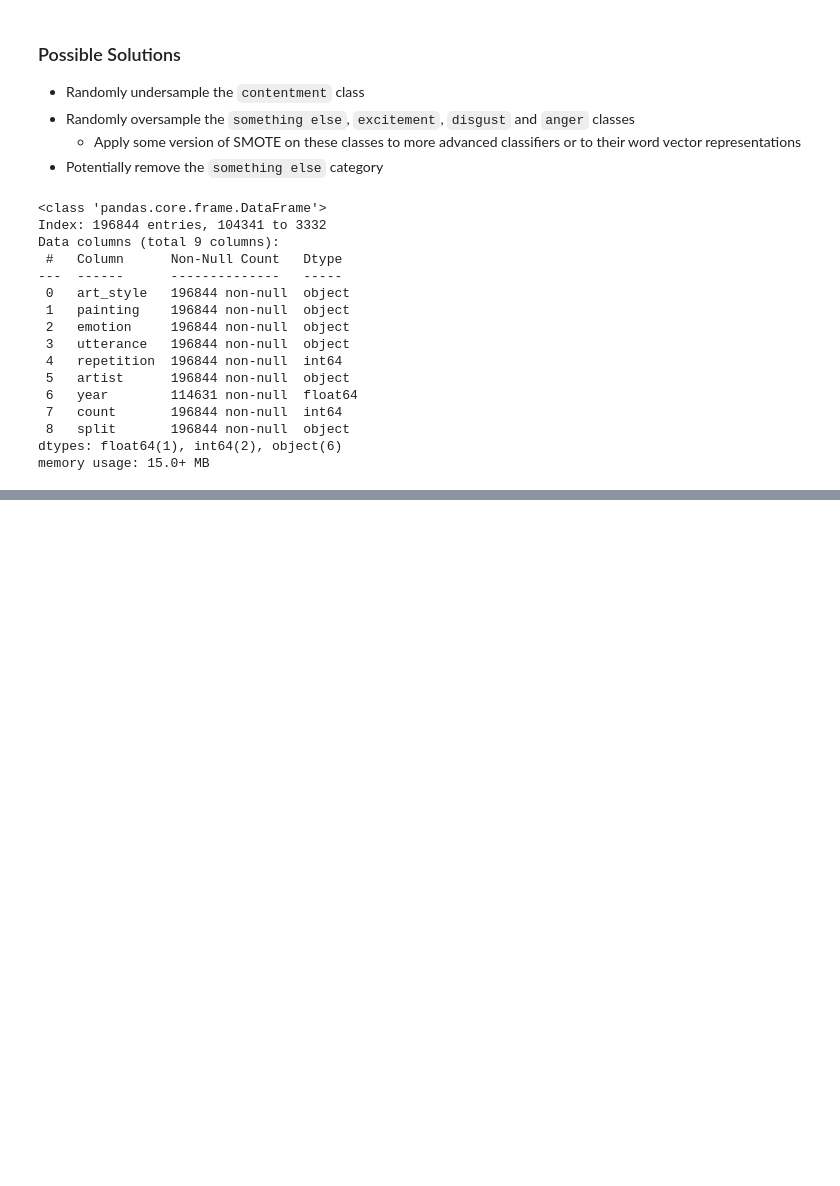
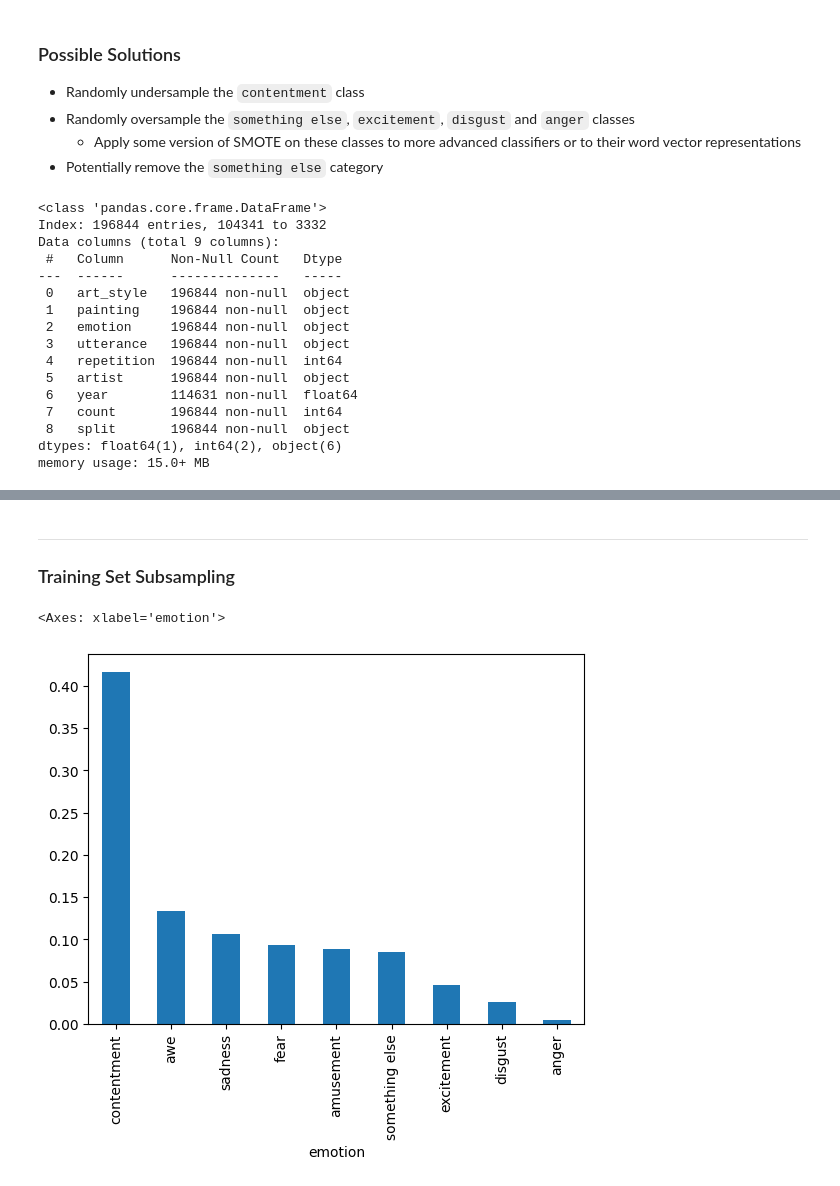
Before and after one commit to AlejandroCiuba/CS2756-Group-Project, a Jupyter notebook: Alejandro/preprocessing.ipynb, the cells around one changed output, grey strips where cells are left out. Saved outputs shown, nothing was run; the diff lists cells and outputs as text; code cells hidden in the pictures; blank space fills up the shorter version.

Commit message:
Made the small-splits.csv for training purposes

```diff
--- a/Alejandro/preprocessing.ipynb
+++ b/Alejandro/preprocessing.ipynb
@@ -194,4 +194,5 @@ Data columns (total 9 columns):
 dtypes: float64(1), int64(2), object(6)
 memory usage: 15.0+ MB
 # %%
+final_df = final_df[["painting", "artist", "art_style", "year", "utterance", "emotion", "repetition", "count", "split"]]
 final_df.to_csv("../data/splits.csv", index=False)
@@ -197,0 +203,11 @@ final_df.to_csv("../data/splits.csv", index=False)
+# %%
+size = 19_000  # Approximately this lol
+small_df = pd.DataFrame(columns=final_df.columns)
+counts = train["emotion"].value_counts(normalize=True)
+
+for emotion in final_df.emotion.unique():
+
+    rep = counts[emotion]
+    inds = final_df[final_df.emotion == emotion].sample(n=int(size * rep), random_state = SEED).index
+
+    small_df = pd.concat([small_df, final_df.iloc[inds, :]])
@@ -197,0 +247,15 @@ final_df.to_csv("../data/splits.csv", index=False)
+# %%
+train_small, test_small = train_test_split(small_df, train_size=0.7, random_state=SEED, shuffle=True)
+
+# Valid vs. Test
+valid_small, test_small = train_test_split(test_small, train_size=0.1, random_state=SEED, shuffle=True)
+
+# Sanity check
+print(len(train_small))
+print(len(test_small))
+print(len(valid_small))
+
+# Both splits have all emotions
+print(len(train_small["emotion"].unique()))
+print(len(test_small["emotion"].unique()))
+print(len(valid_small["emotion"].unique()))
@@ -197,0 +283,9 @@ final_df.to_csv("../data/splits.csv", index=False)
+# %% [markdown]
+---
+### Training Set Subsampling
+# %%
+# Distribution of emotions over the training set
+train_small["emotion"].value_counts(normalize=True).plot(kind="bar")
+# %% [output]
+<Axes: xlabel='emotion'>
+[figure, added]
```
Also changed, not shown: parts of 9 cells of this notebook.
